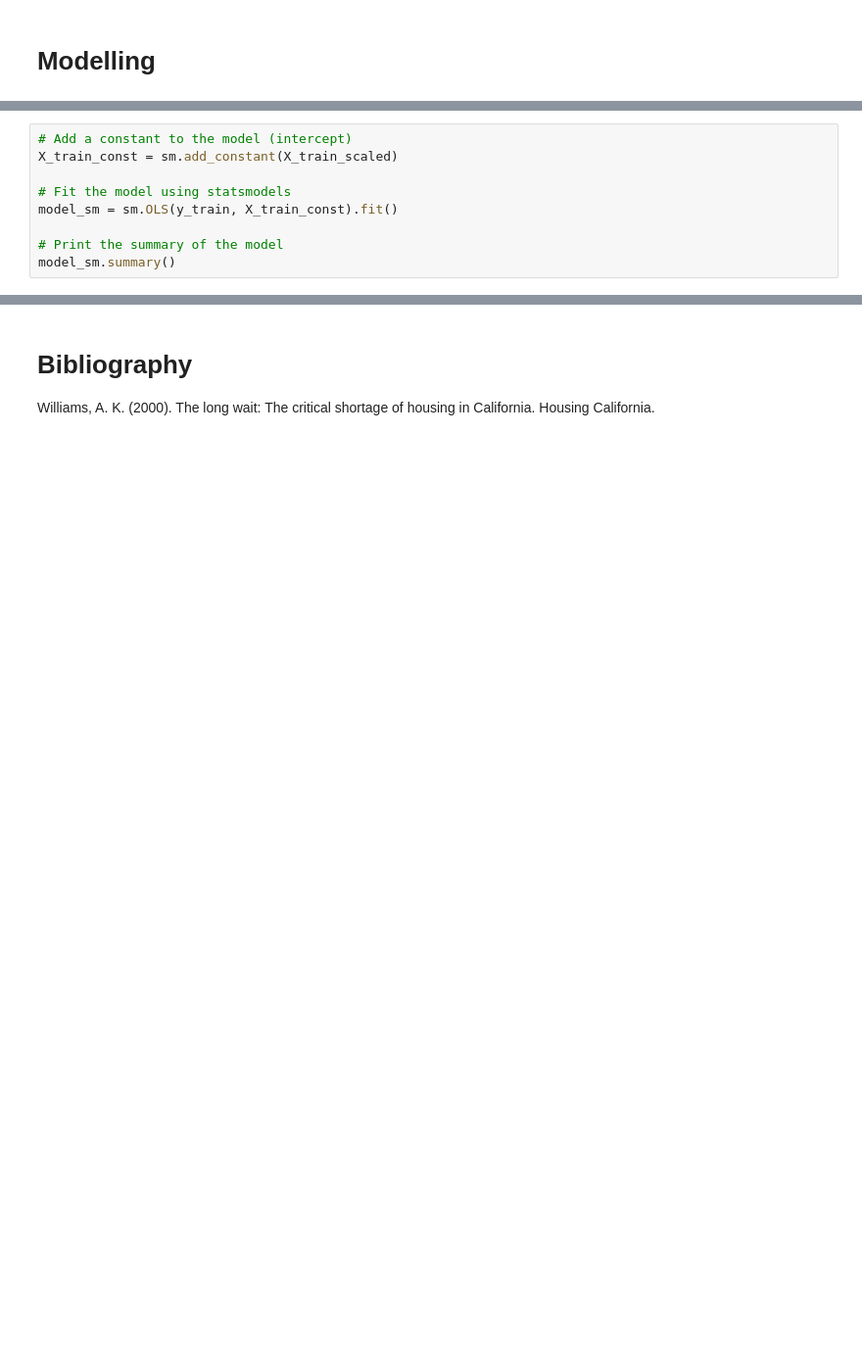
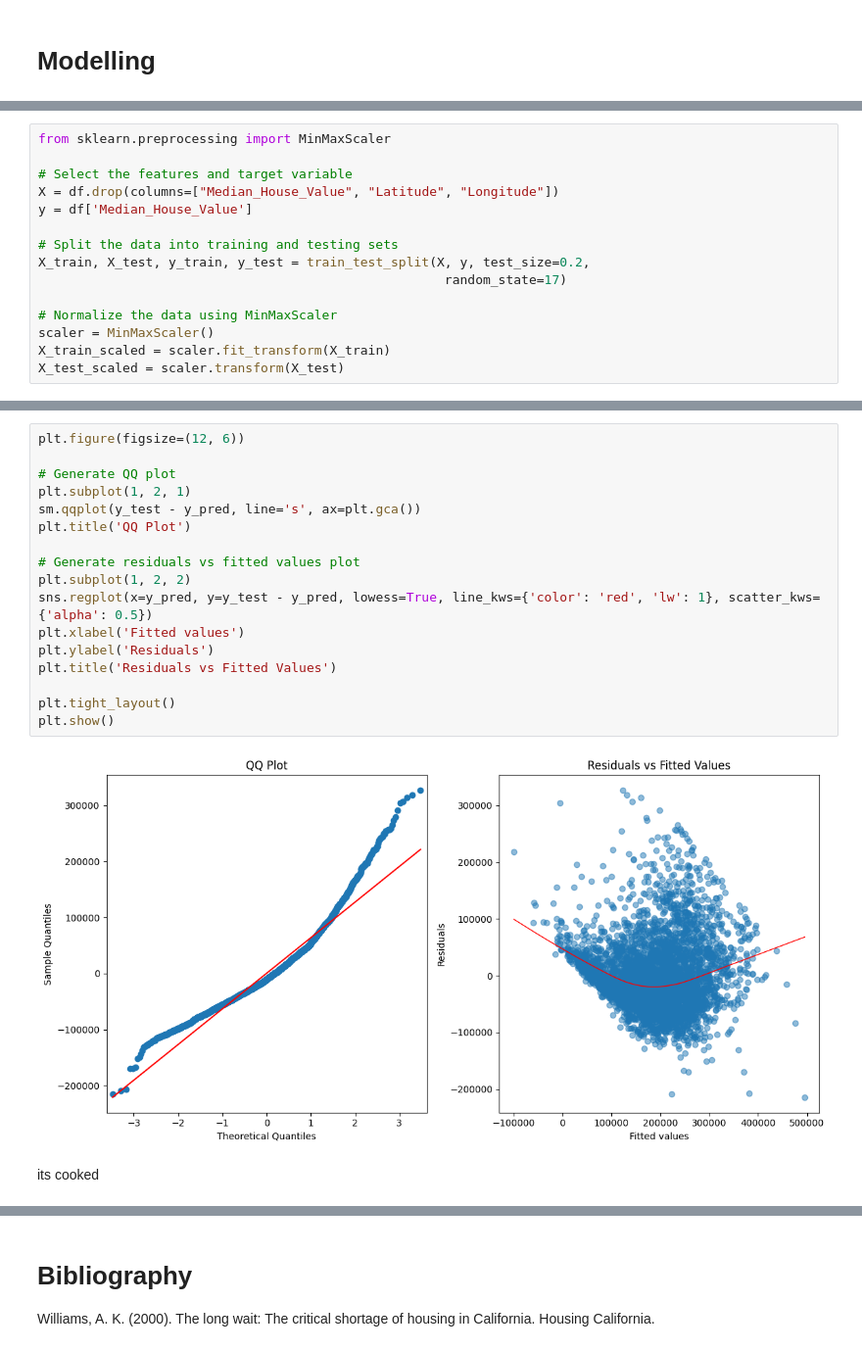
Before and after one commit to JADS-GROUP8/DM, a Jupyter notebook: data_mining_assignment_1_v2.ipynb, the cells around one changed output, grey strips where cells are left out. Shown at 98% size. Cells and saved outputs as stored; diff of their text form; blank space fills up the shorter version.

```diff
--- a/data_mining_assignment_1_v2.ipynb
+++ b/data_mining_assignment_1_v2.ipynb
@@ -521,9 +454,0 @@ array([[-0.326196  ,  0.34849025,  0.76827628, ...,  3.07096525,
-# %%
-# Add a constant to the model (intercept)
-X_train_const = sm.add_constant(X_train_scaled)
-
-# Fit the model using statsmodels
-model_sm = sm.OLS(y_train, X_train_const).fit()
-
-# Print the summary of the model
-model_sm.summary()
@@ -778,0 +459,15 @@ Percentage of test data within the 95% prediction interval (Linear Regression):
+# %%
+from sklearn.preprocessing import MinMaxScaler
+
+# Select the features and target variable
+X = df.drop(columns=["Median_House_Value", "Latitude", "Longitude"])
+y = df['Median_House_Value']
+
+# Split the data into training and testing sets
+X_train, X_test, y_train, y_test = train_test_split(X, y, test_size=0.2,
+                                                     random_state=17)
+
+# Normalize the data using MinMaxScaler
+scaler = MinMaxScaler()
+X_train_scaled = scaler.fit_transform(X_train)
+X_test_scaled = scaler.transform(X_test)
@@ -778,0 +507,21 @@ Percentage of test data within the 95% prediction interval (Linear Regression):
+# %%
+plt.figure(figsize=(12, 6))
+
+# Generate QQ plot
+plt.subplot(1, 2, 1)
+sm.qqplot(y_test - y_pred, line='s', ax=plt.gca())
+plt.title('QQ Plot')
+
+# Generate residuals vs fitted values plot
+plt.subplot(1, 2, 2)
+sns.regplot(x=y_pred, y=y_test - y_pred, lowess=True, line_kws={'color': 'red', 'lw': 1}, scatter_kws={'alpha': 0.5})
+plt.xlabel('Fitted values')
+plt.ylabel('Residuals')
+plt.title('Residuals vs Fitted Values')
+
+plt.tight_layout()
+plt.show()
+# %% [output]
+[figure, added]
+# %% [markdown]
+its cooked
```
Also changed, not shown: parts of 48 cells of this notebook, 1 other file.
